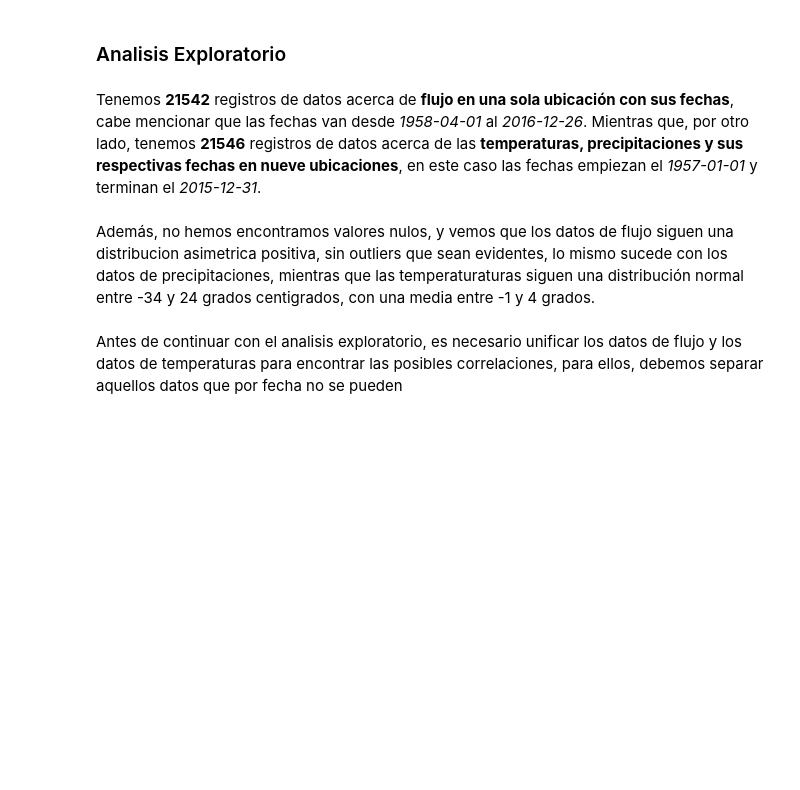
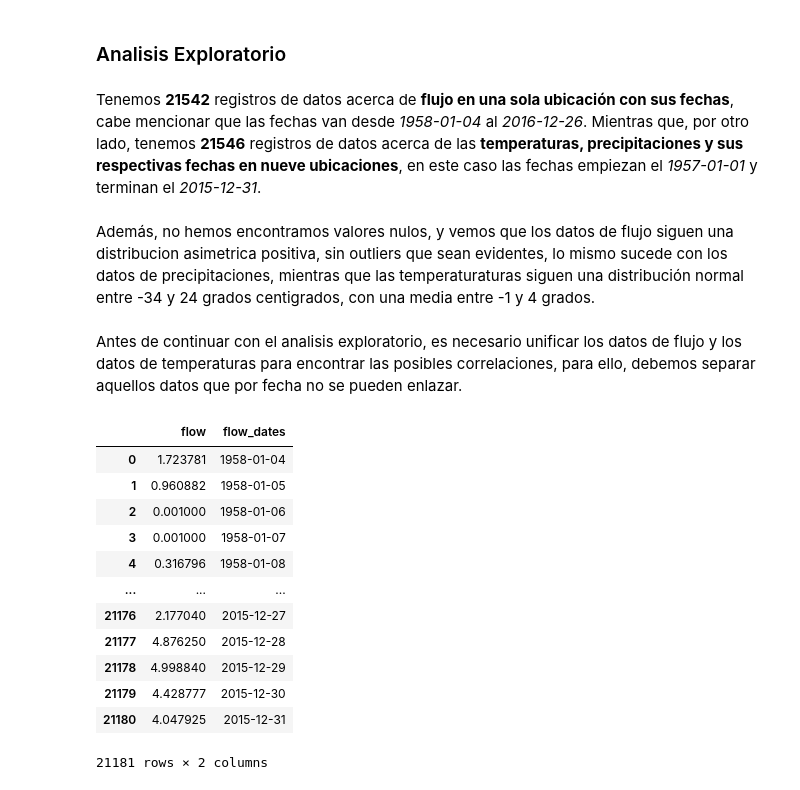
Before and after one commit to Jairo22EnriqueTec/CienciaDatosTopologia, a Jupyter notebook: Analisis.ipynb, the cells around one changed output. Saved outputs shown, nothing was run; the diff lists cells and outputs as text; code cells hidden in the pictures; blank space fills up the shorter version.

```diff
--- a/Analisis.ipynb
+++ b/Analisis.ipynb
@@ -195,8 +227,26 @@ array([[<AxesSubplot:title={'center':'obs_tas_1'}>,
 # %% [markdown]
 ### Analisis Exploratorio
 # %% [markdown]
-Tenemos **21542** registros de datos acerca de **flujo en una sola ubicación con sus fechas**, cabe mencionar que las fechas van desde *1958-04-01* al *2016-12-26*. Mientras que, por otro lado, tenemos **21546** registros de datos acerca de las **temperaturas, precipitaciones y sus respectivas fechas en nueve ubicaciones**, en este caso las fechas empiezan el *1957-01-01* y terminan el *2015-12-31*.
+Tenemos **21542** registros de datos acerca de **flujo en una sola ubicación con sus fechas**, cabe mencionar que las fechas van desde *1958-01-04* al *2016-12-26*. Mientras que, por otro lado, tenemos **21546** registros de datos acerca de las **temperaturas, precipitaciones y sus respectivas fechas en nueve ubicaciones**, en este caso las fechas empiezan el *1957-01-01* y terminan el *2015-12-31*.
 # %% [markdown]
 Además, no hemos encontramos valores nulos, y vemos que los datos de flujo siguen una distribucion asimetrica positiva, sin outliers que sean evidentes, lo mismo sucede con los datos de precipitaciones, mientras que las temperaturaturas siguen una distribución normal entre -34 y 24 grados centigrados, con una media entre -1 y 4 grados.
 # %% [markdown]
-Antes de continuar con el analisis exploratorio, es necesario unificar los datos de flujo y los datos de temperaturas para encontrar las posibles correlaciones, para ellos, debemos separar aquellos datos que por fecha no se pueden
+Antes de continuar con el analisis exploratorio, es necesario unificar los datos de flujo y los datos de temperaturas para encontrar las posibles correlaciones, para ello, debemos separar aquellos datos que por fecha no se pueden enlazar.
+# %%
+new_data_flow=data_flow.loc[:21180] # agrupamos solo datos de nuestro interes
+new_data_flow=new_data_flow.reset_index() # reseteamos index
+new_data_flow.drop(['index'], axis=1) # eliminamos la columna index
+# %% [output]
+|  | flow | flow_dates |
+| 0 | 1.723781 | 1958-01-04 |
+| 1 | 0.960882 | 1958-01-05 |
+| 2 | 0.001000 | 1958-01-06 |
+| 3 | 0.001000 | 1958-01-07 |
+| 4 | 0.316796 | 1958-01-08 |
+| ... | ... | ... |
+| 21176 | 2.177040 | 2015-12-27 |
+| 21177 | 4.876250 | 2015-12-28 |
+| 21178 | 4.998840 | 2015-12-29 |
+| 21179 | 4.428777 | 2015-12-30 |
+| 21180 | 4.047925 | 2015-12-31 |
+21181 rows × 2 columns
```
Also changed, not shown: parts of 4 cells of this notebook.
